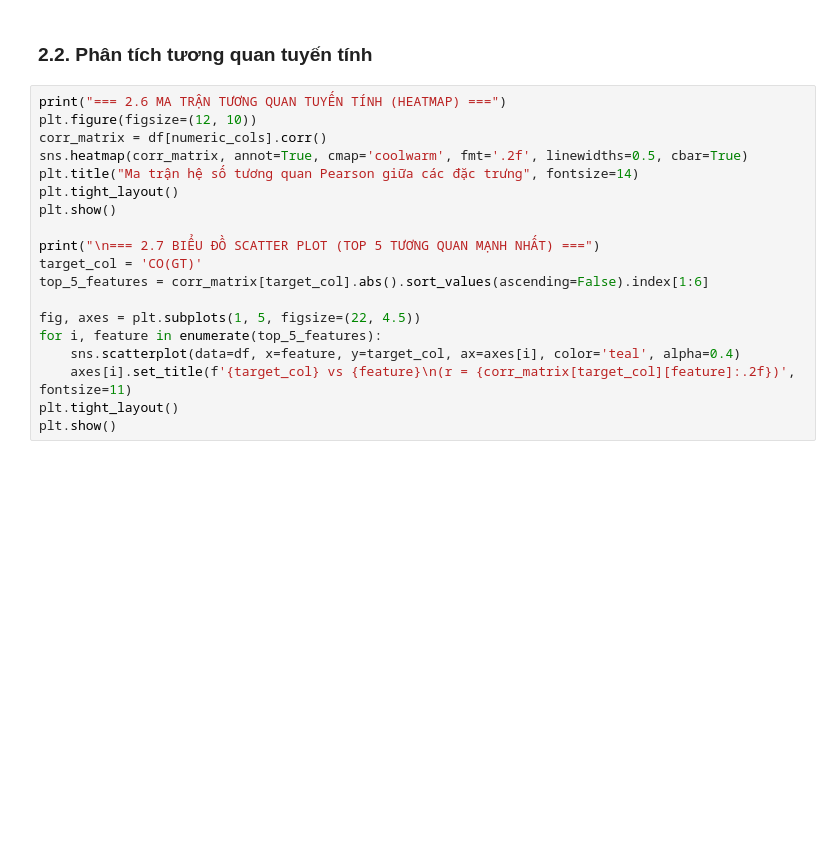
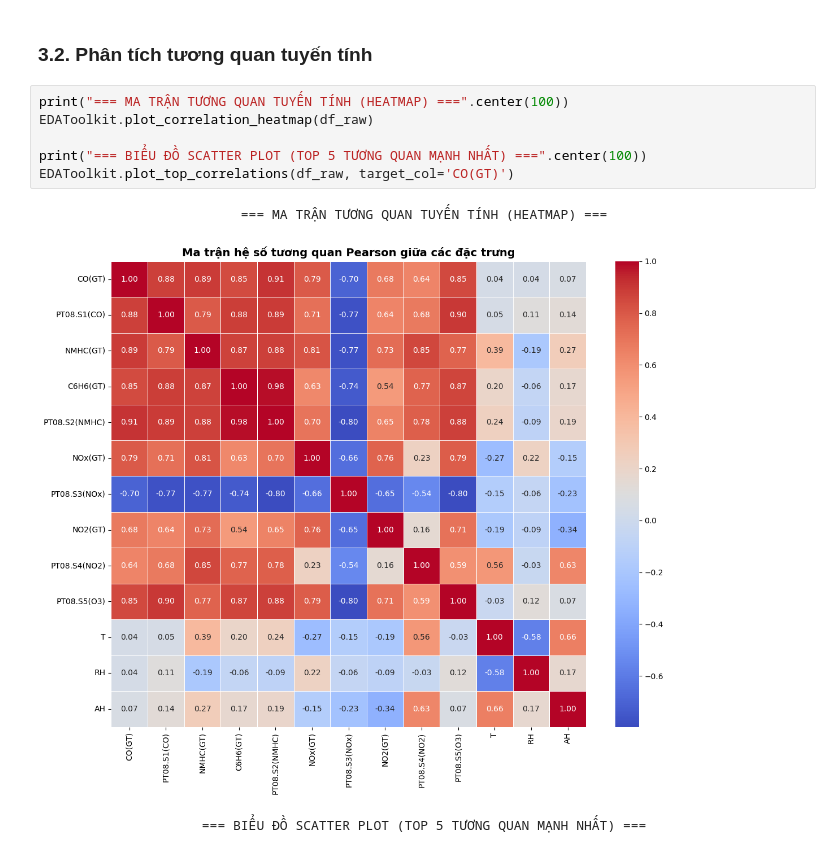
Before and after one commit to ImSoul0511/air-quality-co-regression, a Jupyter notebook: part2/part2_notebook.ipynb, the cells around one changed output. Drawn from its saved outputs; the diff is of its cells as text; blank space fills up the shorter version.

```diff
--- a/part2/part2_notebook.ipynb
+++ b/part2/part2_notebook.ipynb
@@ -139,21 +131,12 @@ plt.show()
 # %% [markdown]
-### 2.2. Phân tích tương quan tuyến tính
+### 3.2. Phân tích tương quan tuyến tính
-# %%
-print("=== 2.6 MA TRẬN TƯƠNG QUAN TUYẾN TÍNH (HEATMAP) ===")
-plt.figure(figsize=(12, 10))
-corr_matrix = df[numeric_cols].corr()
-sns.heatmap(corr_matrix, annot=True, cmap='coolwarm', fmt='.2f', linewidths=0.5, cbar=True)
-plt.title("Ma trận hệ số tương quan Pearson giữa các đặc trưng", fontsize=14)
-plt.tight_layout()
-plt.show()
-
-print("\n=== 2.7 BIỂU ĐỒ SCATTER PLOT (TOP 5 TƯƠNG QUAN MẠNH NHẤT) ===")
-target_col = 'CO(GT)'
-top_5_features = corr_matrix[target_col].abs().sort_values(ascending=False).index[1:6]
-
-fig, axes = plt.subplots(1, 5, figsize=(22, 4.5))
-for i, feature in enumerate(top_5_features):
-    sns.scatterplot(data=df, x=feature, y=target_col, ax=axes[i], color='teal', alpha=0.4)
-    axes[i].set_title(f'{target_col} vs {feature}\n(r = {corr_matrix[target_col][feature]:.2f})', fontsize=11)
-plt.tight_layout()
-plt.show()
+# %%
+print("=== MA TRẬN TƯƠNG QUAN TUYẾN TÍNH (HEATMAP) ===".center(100))
+EDAToolkit.plot_correlation_heatmap(df_raw)
+
+print("=== BIỂU ĐỒ SCATTER PLOT (TOP 5 TƯƠNG QUAN MẠNH NHẤT) ===".center(100))
+EDAToolkit.plot_top_correlations(df_raw, target_col='CO(GT)')
+# %% [output]
+                          === MA TRẬN TƯƠNG QUAN TUYẾN TÍNH (HEATMAP) ===
+[figure, added]
+                     === BIỂU ĐỒ SCATTER PLOT (TOP 5 TƯƠNG QUAN MẠNH NHẤT) ===
```
Also changed, not shown: parts of 22 cells of this notebook, 1 other file.
